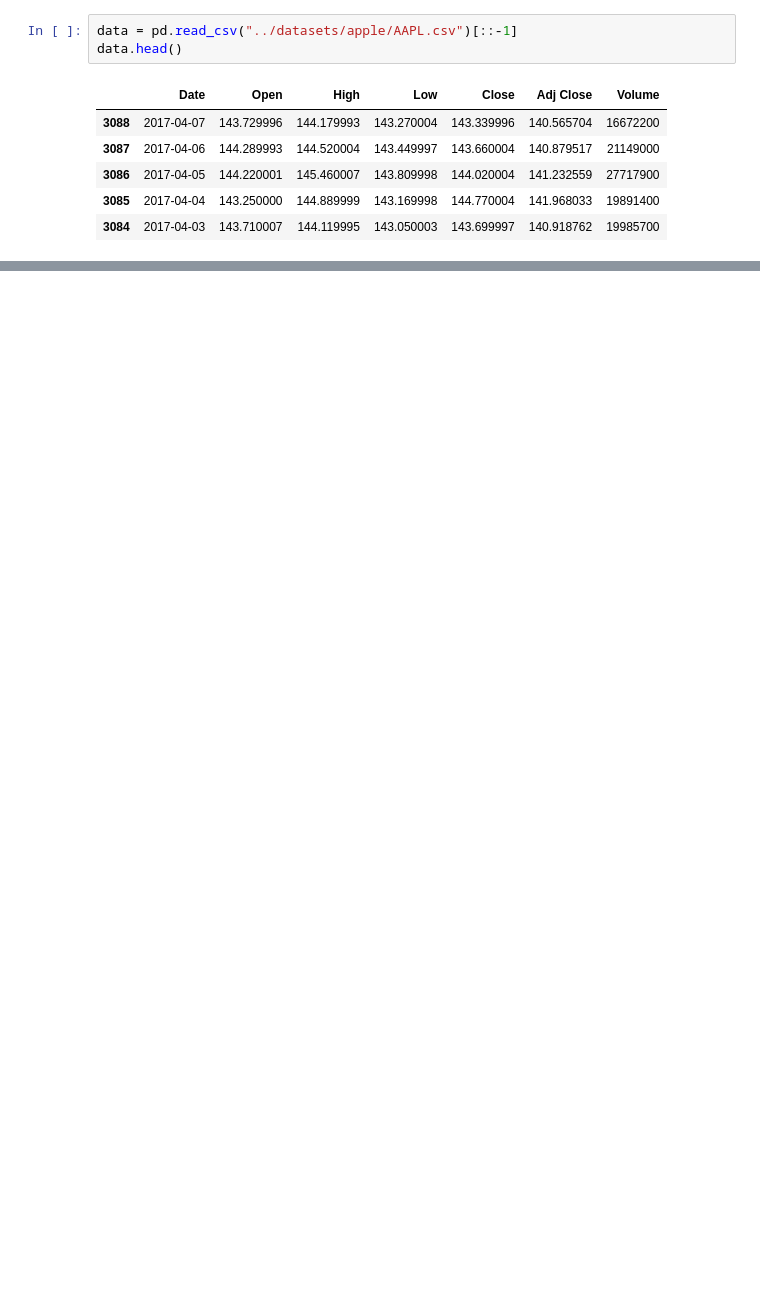
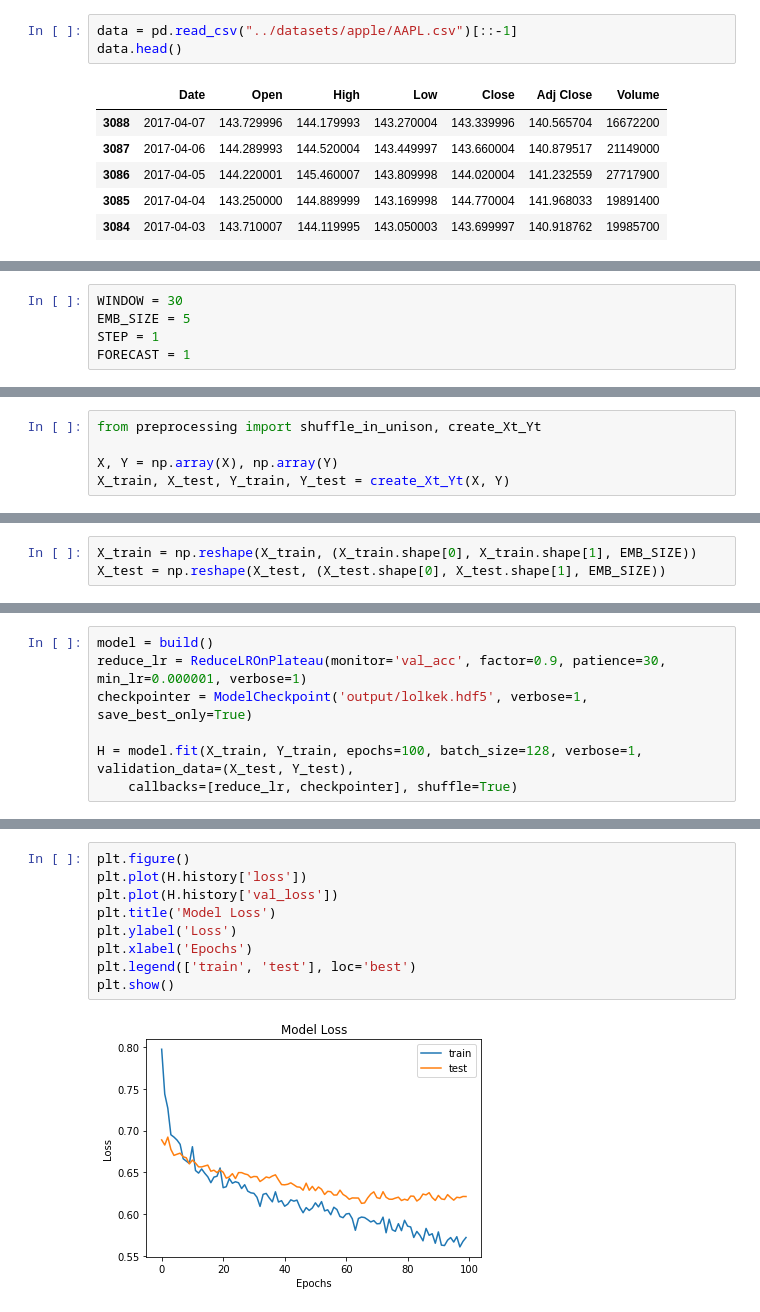
Before and after one commit to gowrishankarin/data_science, a Jupyter notebook: trading/honchar/c02-multivariate_forecasting/001_MultivariateStarter.ipynb, the cells around one changed output, grey strips where cells are left out. Cells and saved outputs as stored; diff of their text form; blank space fills up the shorter version.

```diff
--- a/trading/honchar/c02-multivariate_forecasting/001_MultivariateStarter.ipynb
+++ b/trading/honchar/c02-multivariate_forecasting/001_MultivariateStarter.ipynb
@@ -28,0 +36,5 @@ data.head()
+# %%
+WINDOW = 30
+EMB_SIZE = 5
+STEP = 1
+FORECAST = 1
@@ -28,0 +77,5 @@ data.head()
+# %%
+from preprocessing import shuffle_in_unison, create_Xt_Yt
+
+X, Y = np.array(X), np.array(Y)
+X_train, X_test, Y_train, Y_test = create_Xt_Yt(X, Y)
@@ -28,0 +96,3 @@ data.head()
+# %%
+X_train = np.reshape(X_train, (X_train.shape[0], X_train.shape[1], EMB_SIZE))
+X_test = np.reshape(X_test, (X_test.shape[0], X_test.shape[1], EMB_SIZE))
@@ -28,0 +143,7 @@ data.head()
+# %%
+model = build()
+reduce_lr = ReduceLROnPlateau(monitor='val_acc', factor=0.9, patience=30, min_lr=0.000001, verbose=1)
+checkpointer = ModelCheckpoint('output/lolkek.hdf5', verbose=1, save_best_only=True)
+
+H = model.fit(X_train, Y_train, epochs=100, batch_size=128, verbose=1, validation_data=(X_test, Y_test),
+    callbacks=[reduce_lr, checkpointer], shuffle=True)
@@ -28,0 +180,11 @@ data.head()
+# %%
+plt.figure()
+plt.plot(H.history['loss'])
+plt.plot(H.history['val_loss'])
+plt.title('Model Loss')
+plt.ylabel('Loss')
+plt.xlabel('Epochs')
+plt.legend(['train', 'test'], loc='best')
+plt.show()
+# %% [output]
+[figure, added]
```
Also changed, not shown: parts of 11 cells of this notebook.
